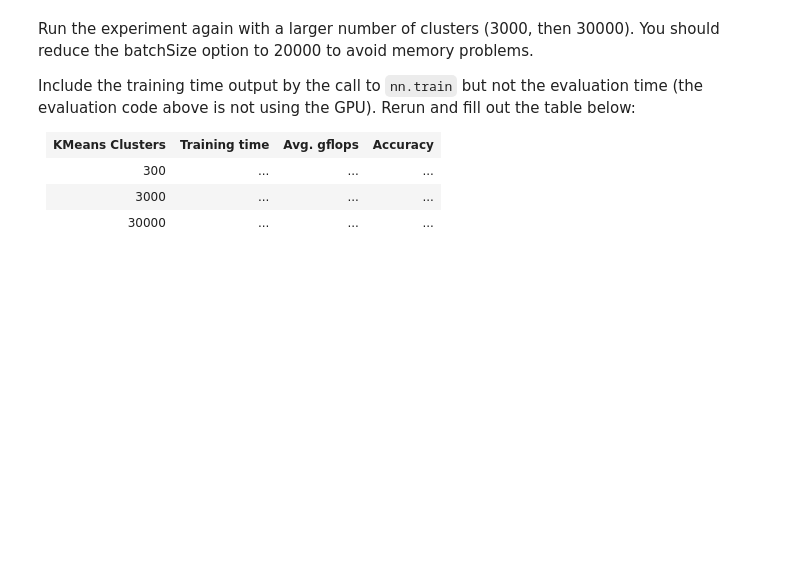
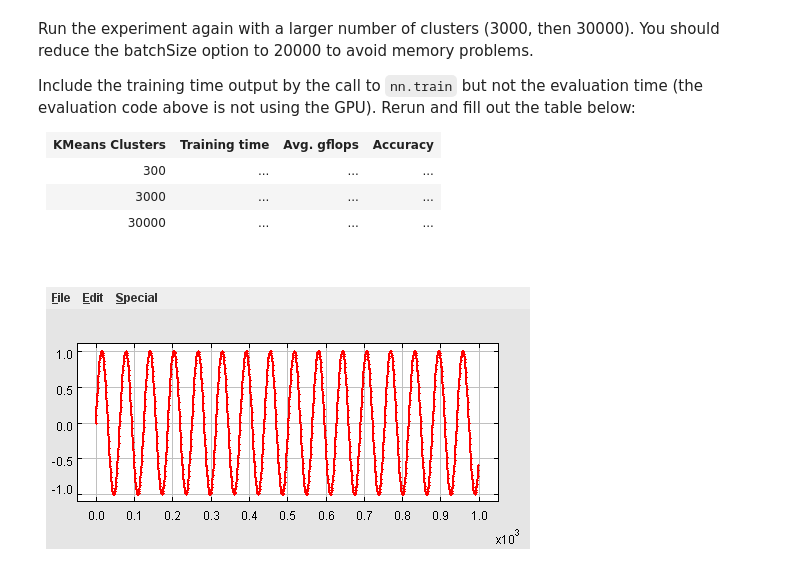
Before and after one commit to BIDData/BIDMach, a Jupyter notebook: tutorials/MLscalePart1.ipynb, the cells around one changed output. Saved outputs shown, nothing was run; the diff lists cells and outputs as text; code cells hidden in the pictures; blank space fills up the shorter version.

```diff
--- a/tutorials/MLscalePart1.ipynb
+++ b/tutorials/MLscalePart1.ipynb
@@ -188,3 +200,8 @@ Include the training time output by the call to <code>nn.train</code> but not th
 <td>...</td>
 </tr>
 </table>
+# %%
+val ii = row(0->1000)*0.1f
+val p=plot(sin(ii))
+# %% [output]
+[figure, added]
```
Also changed, not shown: parts of 14 cells of this notebook, 6 other files.
